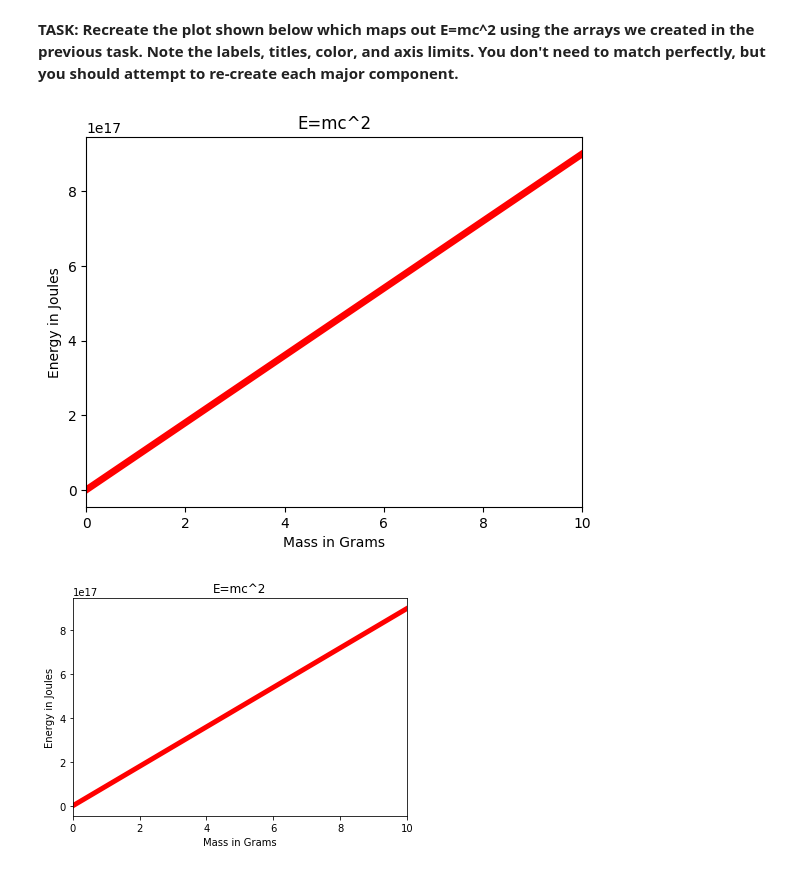
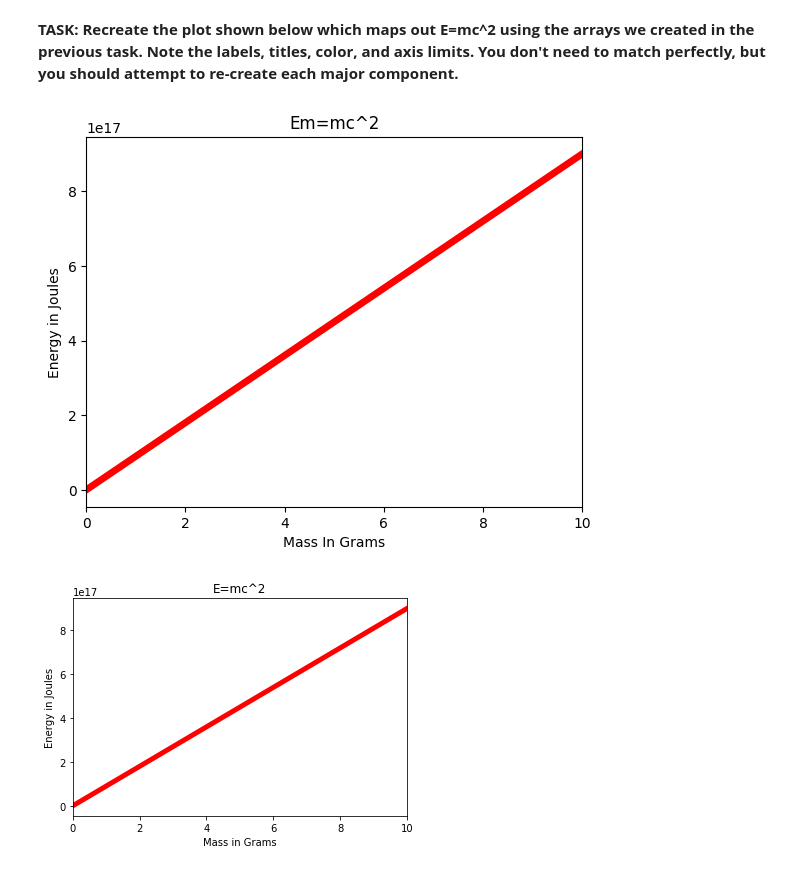
Before and after one commit to JisungWoo/UdemyCourse, a Jupyter notebook: 04-Matplotlib/04-Matplotlib Exercises_practice.ipynb, the cells around one changed output. Drawn from its saved outputs; the diff is of its cells as text; code cells hidden in the pictures.

```diff
--- a/04-Matplotlib/04-Matplotlib Exercises .ipynb
+++ b/04-Matplotlib/04-Matplotlib Exercises_practice.ipynb
@@ -73,13 +75,13 @@ import matplotlib.pyplot as plt
 # %%
 # CODE HERE
 plt.plot(m,E,color='red',lw=5)
-plt.title('E=mc^2')
-plt.xlabel('Mass in Grams')
+plt.title('Em=mc^2')
+plt.xlabel('Mass In Grams')
 plt.ylabel('Energy in Joules')
 plt.xlim(0,10)
 plt.show()
 # %% [output]
-[figure, old version]
+[figure, new version]
 # %%
 # DON'T RUN THE CELL BELOW< THAT WILL ERASE THE PLOT!
 # %%
```
Also changed, not shown: parts of 10 cells of this notebook.
